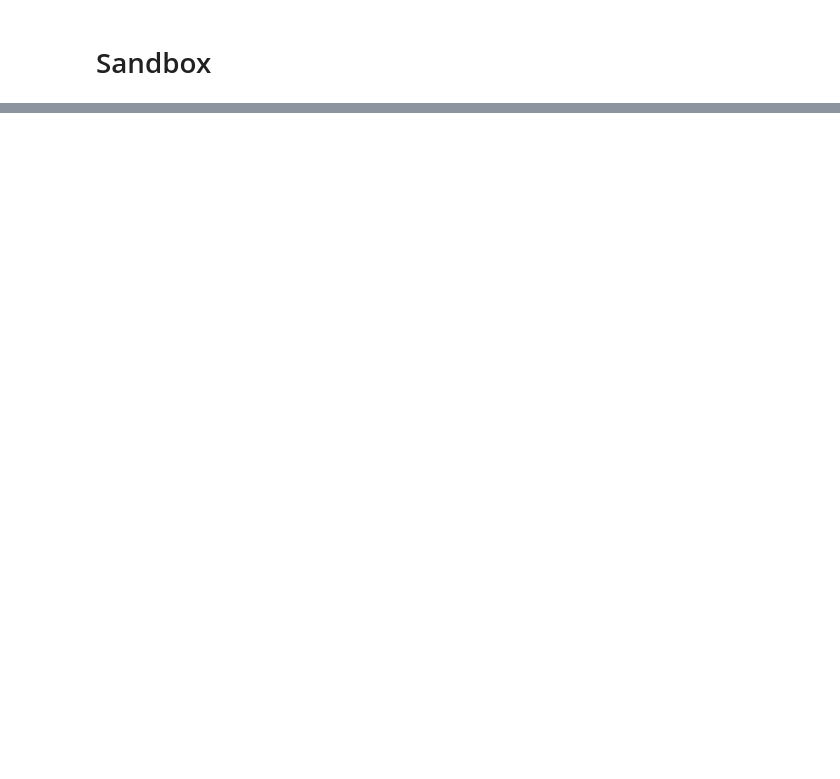
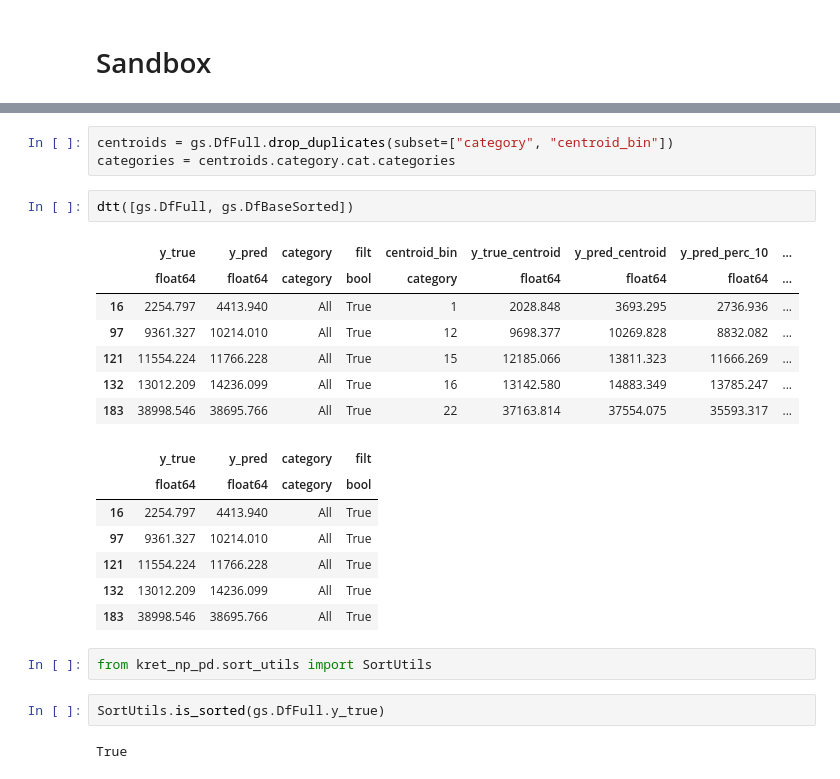
Before and after one commit to akseldkw07/kretsinger, a Jupyter notebook: kret_lgbm/notebooks/lgbm-medical-ex.ipynb, the cells around one changed output, grey strips where cells are left out. Drawn from its saved outputs; the diff is of its cells as text; blank space fills up the shorter version.

```diff
--- a/kret_lgbm/notebooks/lgbm-medical-ex.ipynb
+++ b/kret_lgbm/notebooks/lgbm-medical-ex.ipynb
@@ -174,0 +224,26 @@ Early stopping, best iteration is:
+# %%
+centroids = gs.DfFull.drop_duplicates(subset=["category", "centroid_bin"])
+categories = centroids.category.cat.categories
+# %%
+dtt([gs.DfFull, gs.DfBaseSorted])
+# %% [output]
+|  | y_true | y_pred | category | filt | centroid_bin | y_true_centroid | y_pred_centroid | y_pred_perc_10 | ... |
+|  | float64 | float64 | category | bool | category | float64 | float64 | float64 | ... |
+| 16 | 2254.797 | 4413.940 | All | True | 1 | 2028.848 | 3693.295 | 2736.936 | ... |
+| 97 | 9361.327 | 10214.010 | All | True | 12 | 9698.377 | 10269.828 | 8832.082 | ... |
+| 121 | 11554.224 | 11766.228 | All | True | 15 | 12185.066 | 13811.323 | 11666.269 | ... |
+| 132 | 13012.209 | 14236.099 | All | True | 16 | 13142.580 | 14883.349 | 13785.247 | ... |
+| 183 | 38998.546 | 38695.766 | All | True | 22 | 37163.814 | 37554.075 | 35593.317 | ... |
+|  | y_true | y_pred | category | filt |
+|  | float64 | float64 | category | bool |
+| 16 | 2254.797 | 4413.940 | All | True |
+| 97 | 9361.327 | 10214.010 | All | True |
+| 121 | 11554.224 | 11766.228 | All | True |
+| 132 | 13012.209 | 14236.099 | All | True |
+| 183 | 38998.546 | 38695.766 | All | True |
+# %%
+from kret_np_pd.sort_utils import SortUtils
+# %%
+SortUtils.is_sorted(gs.DfFull.y_true)
+# %% [output]
+True
```
Also changed, not shown: parts of 29 cells of this notebook, 5 other files.
